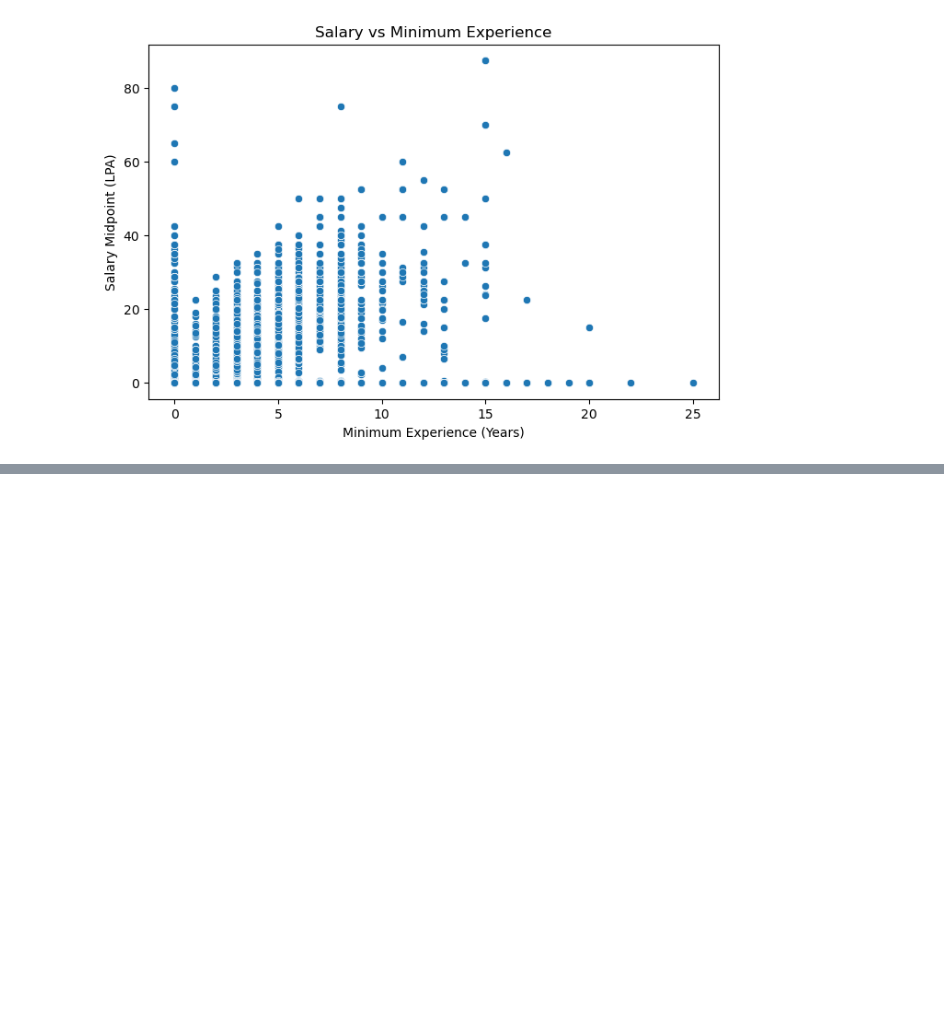
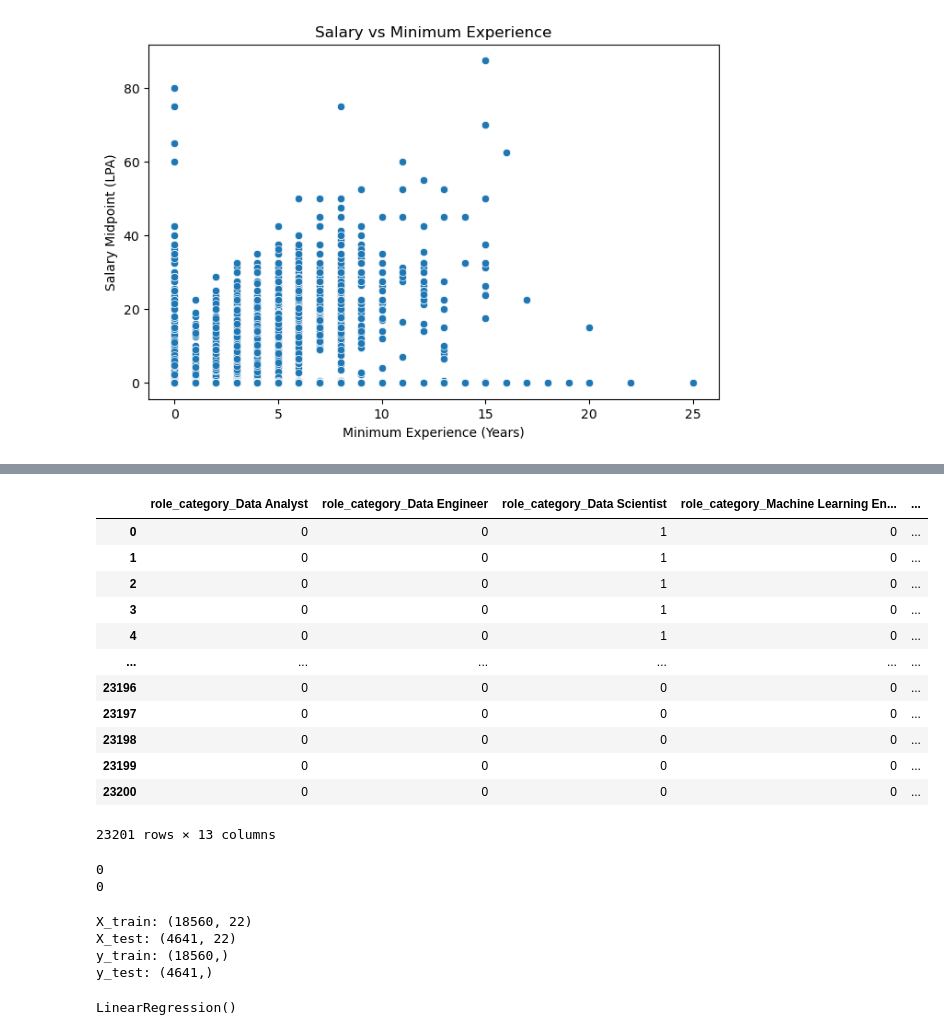
Before and after one commit to prathameshcodes03/DWM-Course-Project, a Jupyter notebook: Notebooks /Exp5 Exploratory Data Analysis(EDA).ipynb, the cells around one changed output, grey strips where cells are left out. Cells and saved outputs as stored; diff of their text form; code cells hidden in the pictures; blank space fills up the shorter version.

```diff
--- a/Notebooks /Exp5 Exploratory Data Analysis(EDA).ipynb
+++ b/Notebooks /Exp5 Exploratory Data Analysis(EDA).ipynb
@@ -327,0 +341,20 @@ plt.show()
+# %%
+bool_columns = data.select_dtypes(include="bool").columns
+
+data[bool_columns] = data[bool_columns].astype(int)
+
+data[bool_columns]
+# %% [output]
+|  | role_category_Data Analyst | role_category_Data Engineer | role_category_Data Scientist | role_category_Machine Learning En... | ... |
+| 0 | 0 | 0 | 1 | 0 | ... |
+| 1 | 0 | 0 | 1 | 0 | ... |
+| 2 | 0 | 0 | 1 | 0 | ... |
+| 3 | 0 | 0 | 1 | 0 | ... |
+| 4 | 0 | 0 | 1 | 0 | ... |
+| ... | ... | ... | ... | ... | ... |
+| 23196 | 0 | 0 | 0 | 0 | ... |
+| 23197 | 0 | 0 | 0 | 0 | ... |
+| 23198 | 0 | 0 | 0 | 0 | ... |
+| 23199 | 0 | 0 | 0 | 0 | ... |
+| 23200 | 0 | 0 | 0 | 0 | ... |
+23201 rows × 13 columns
@@ -327,0 +393,25 @@ plt.show()
+# %%
+print(X.isnull().sum().sum())
+print(y.isnull().sum())
+# %% [output]
+0
+0
+# %%
+from sklearn.model_selection import train_test_split
+
+X_train, X_test, y_train, y_test = train_test_split(
+    X,
+    y,
+    test_size=0.2,
+    random_state=42
+)
+
+print("X_train:", X_train.shape)
+print("X_test:", X_test.shape)
+print("y_train:", y_train.shape)
+print("y_test:", y_test.shape)
+# %% [output]
+X_train: (18560, 22)
+X_test: (4641, 22)
+y_train: (18560,)
+y_test: (4641,)
@@ -327,0 +425,6 @@ plt.show()
+# %%
+from sklearn.linear_model import LinearRegression
+model = LinearRegression()
+model.fit(X_train, y_train)
+# %% [output]
+LinearRegression()
```
Also changed, not shown: parts of 9 cells of this notebook.
